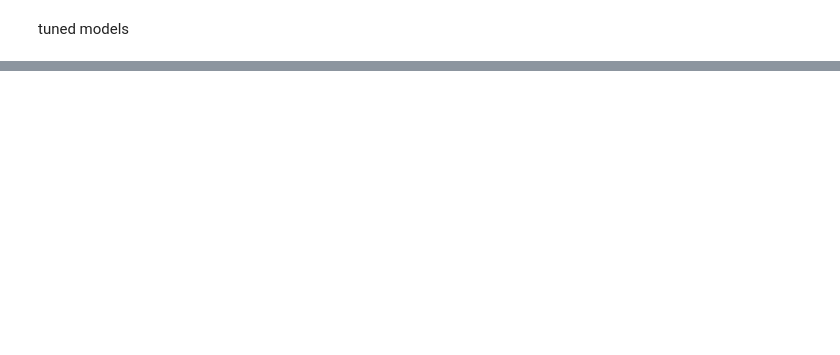
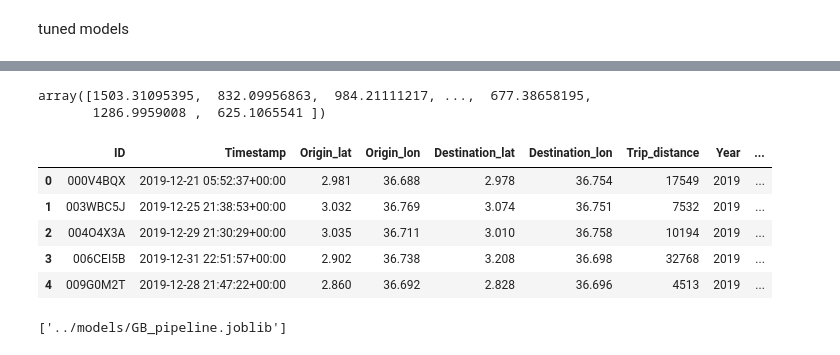
Before and after one commit to damzking/final-pro, a Jupyter notebook: Notebook/ETA-prediction.ipynb, the cells around one changed output, grey strips where cells are left out. Saved outputs shown, nothing was run; the diff lists cells and outputs as text; code cells hidden in the pictures; blank space fills up the shorter version.

```diff
--- a/Notebook/ETA-prediction.ipynb
+++ b/Notebook/ETA-prediction.ipynb
@@ -949,0 +974,3 @@ XGB_pipeline
+# %%
+GB_pipeline=all_tpipelines['GradientBoostRegressor_tuned']
+GB_pipeline
@@ -969,0 +1050,26 @@ XGB_ETA
+# %%
+test_df['XGB_ETA'] = XGB_ETA
+# %%
+GB_ETA = GB_pipeline.predict(test_df)
+GB_ETA
+# %% [output]
+array([1503.31095395,  832.09956863,  984.21111217, ...,  677.38658195,
+       1286.9959008 ,  625.1065541 ])
+# %%
+test_df['GB_ETA'] = GB_ETA
+# %%
+test_df['XGB_ETA'] = test_df['XGB_ETA'].astype(int)
+test_df['GB_ETA'] = test_df['GB_ETA'].astype(int)
+test_df.head()
+# %% [output]
+|  | ID | Timestamp | Origin_lat | Origin_lon | Destination_lat | Destination_lon | Trip_distance | Year | ... |
+| 0 | 000V4BQX | 2019-12-21 05:52:37+00:00 | 2.981 | 36.688 | 2.978 | 36.754 | 17549 | 2019 | ... |
+| 1 | 003WBC5J | 2019-12-25 21:38:53+00:00 | 3.032 | 36.769 | 3.074 | 36.751 | 7532 | 2019 | ... |
+| 2 | 004O4X3A | 2019-12-29 21:30:29+00:00 | 3.035 | 36.711 | 3.010 | 36.758 | 10194 | 2019 | ... |
+| 3 | 006CEI5B | 2019-12-31 22:51:57+00:00 | 2.902 | 36.738 | 3.208 | 36.698 | 32768 | 2019 | ... |
+| 4 | 009G0M2T | 2019-12-28 21:47:22+00:00 | 2.860 | 36.692 | 2.828 | 36.696 | 4513 | 2019 | ... |
+# %%
+joblib.dump(XGB_pipeline, '../models/XGB_pipeline.joblib')
+joblib.dump(GB_pipeline, '../models/GB_pipeline.joblib')
+# %% [output]
+['../models/GB_pipeline.joblib']
```
Also changed, not shown: parts of 20 cells of this notebook, 3 other files.
